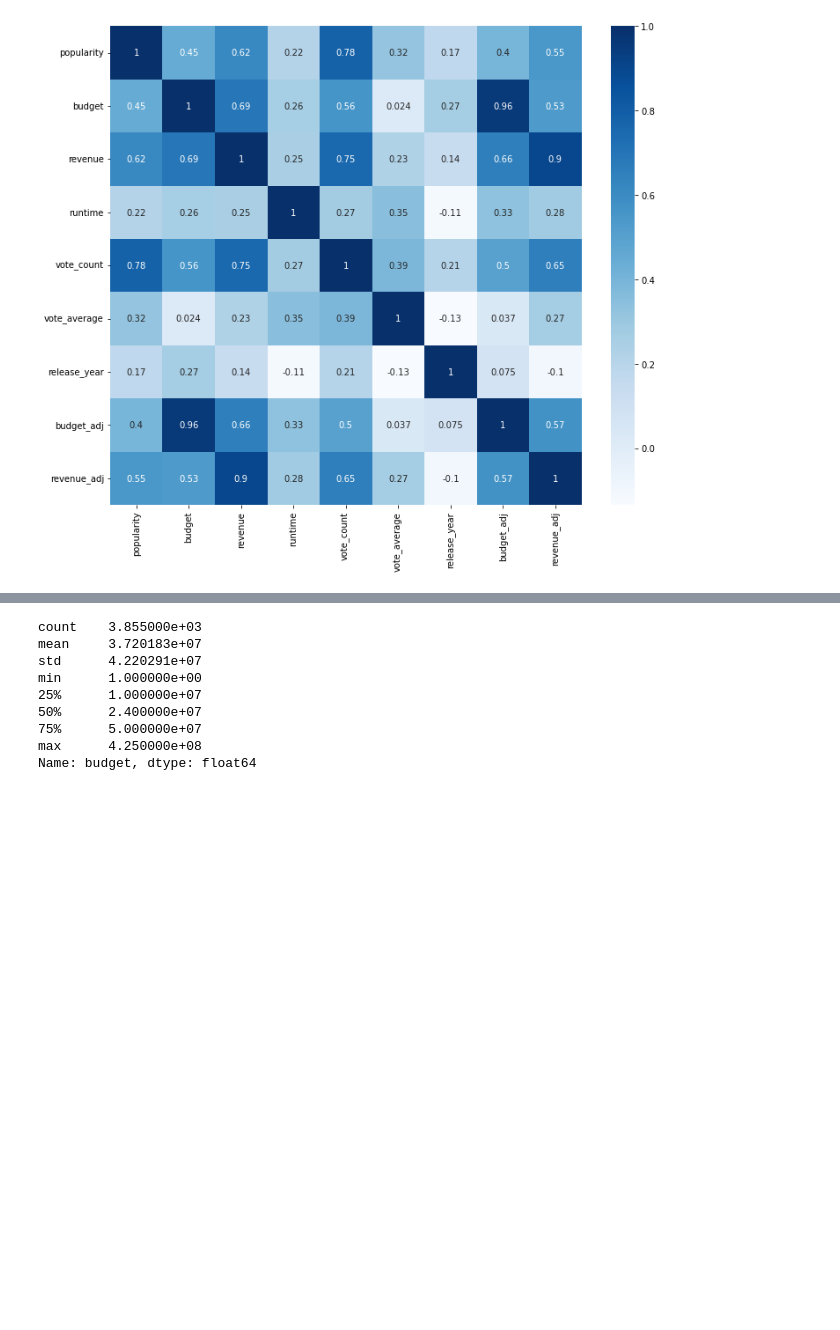
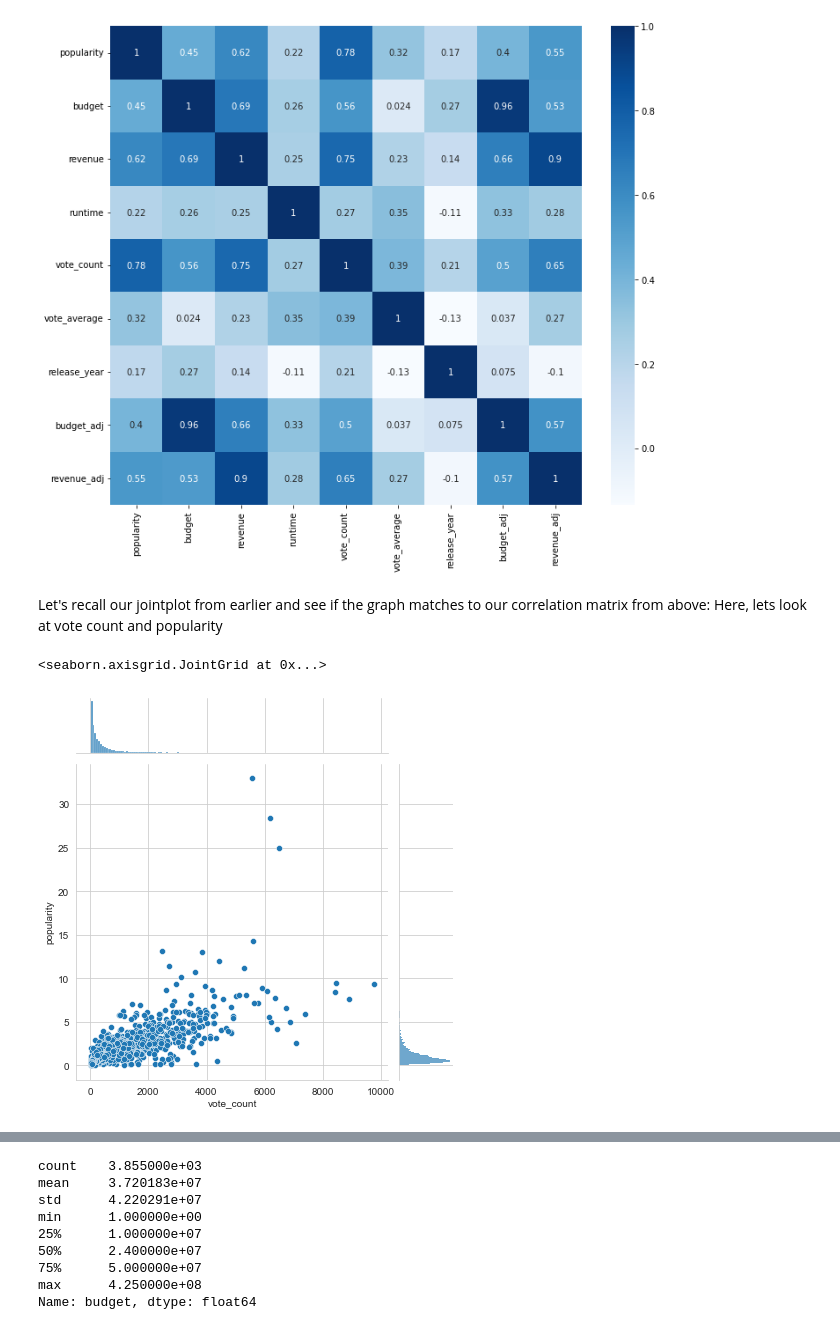
Before and after one commit to devoracer/Movie_database_capstone1.1, a Jupyter notebook: tmdb_df3.ipynb, the cells around one changed output, grey strips where cells are left out. Cells and saved outputs as stored; diff of their text form; code cells hidden in the pictures; blank space fills up the shorter version.

```diff
--- a/tmdb_df3.ipynb
+++ b/tmdb_df3.ipynb
@@ -348,6 +387,13 @@ p=sns.heatmap(df3.corr(), annot=True,cmap ='Blues')
 # %% [output]
 Correlation between various features
 [figure]
+# %% [markdown]
+Let's recall our jointplot from earlier and see if the graph matches to our correlation matrix from above:  Here, lets look at vote count and popularity
+# %%
+sns.jointplot(x='vote_count',y='popularity',data=df3[df3['return'].notnull()])
+# %% [output]
+<seaborn.axisgrid.JointGrid at 0x...>
+[figure, added]
 # %%
 df3['genres'] = df3['genres'].str.replace('|',', ').str.replace(',',' ')
 # %%
```
Also changed, not shown: parts of 23 cells of this notebook.
